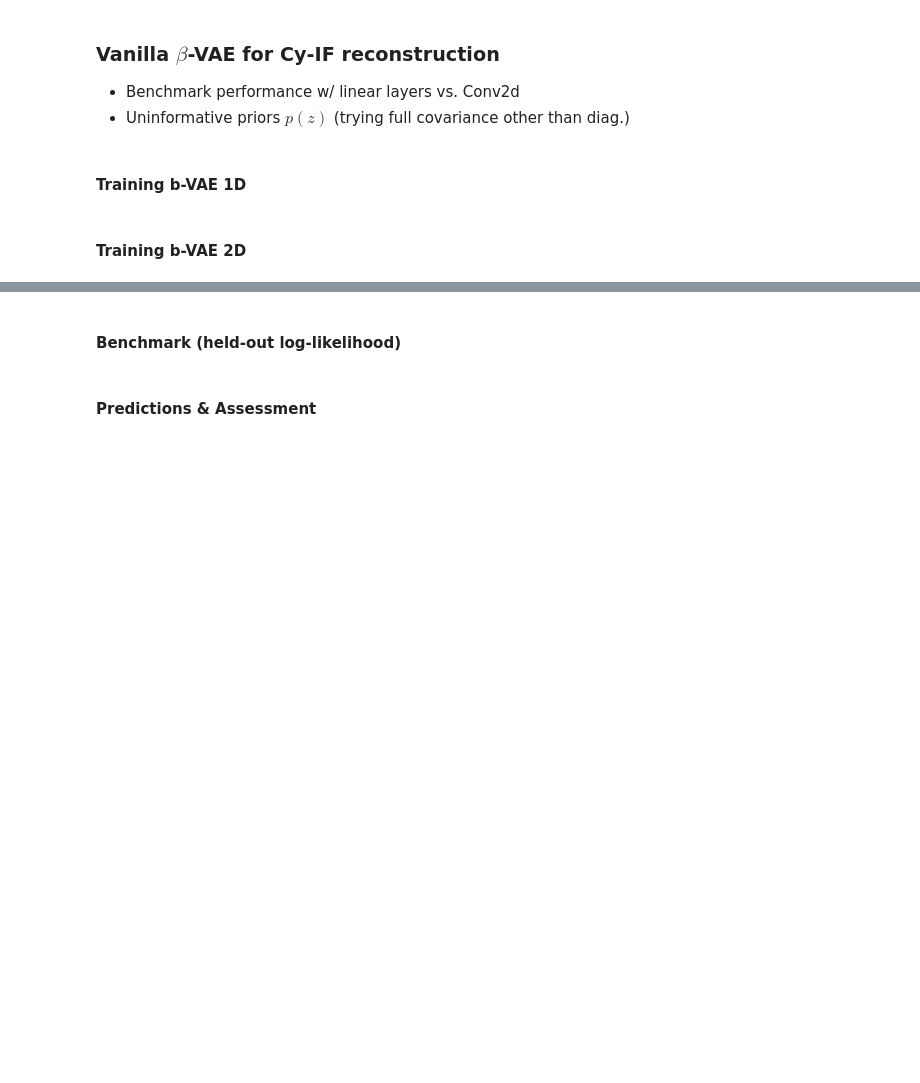
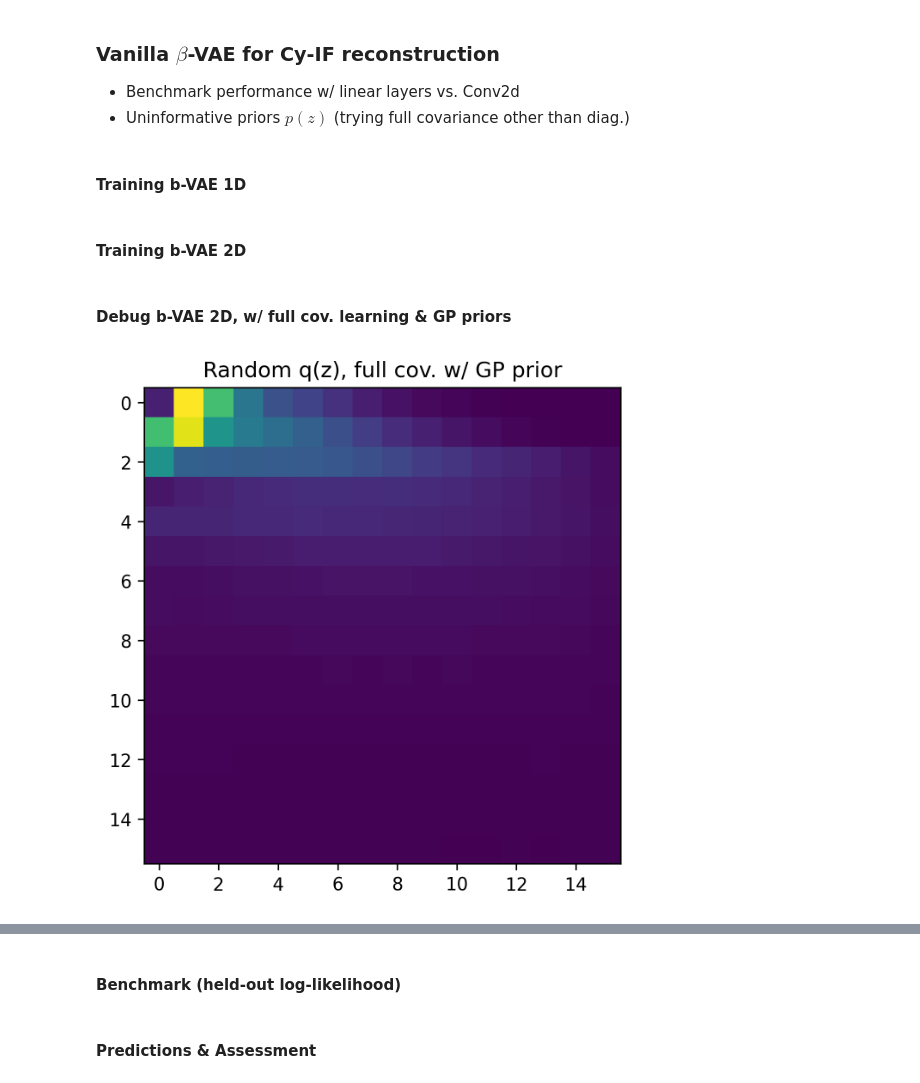
Before and after one commit to azizilab/Lynx, a Jupyter notebook: notebooks/Integration.ipynb, the cells around one changed output, grey strips where cells are left out. Drawn from its saved outputs; the diff is of its cells as text; code cells hidden in the pictures; blank space fills up the shorter version.

```diff
--- a/notebooks/Integration.ipynb
+++ b/notebooks/Integration.ipynb
@@ -528,3 +528,5 @@ plt.legend()
 plt.show()
 # %%
 torch.save(model.state_dict(), 'results/bvae_2d_lowres_std_norm.pt')
+# %% [markdown]
+#### Debug b-VAE 2D, w/ full cov. learning & GP priors
@@ -530,0 +536,35 @@ torch.save(model.state_dict(), 'results/bvae_2d_lowres_std_norm.pt')
+# %%
+# Simulate 2D grid
+K = 16
+xx, yy = torch.meshgrid(torch.linspace(0, 1, K), torch.linspace(0, 1, K))
+
+spatial_coords = torch.stack([xx.flatten(), yy.flatten()]).t()
+# %%
+class CovarianceGP(gpytorch.models.ExactGP):
+    def __init__(self, train_x, train_y):
+        super(CovarianceGP, self).__init__(train_x, train_y, gpytorch.likelihoods.GaussianLikelihood())
+        self.mean_module = gpytorch.means.ConstantMean()
+        self.covar_module = RBFKernel()
+
+    def forward(self, x):
+        mean_x = self.mean_module(x)
+        covar_x = self.covar_module(x)
+        return gpytorch.distributions.MultivariateNormal(mean_x, covar_x)
+# %%
+cov_gp_model = CovarianceGP(spatial_coords, torch.randn(K**2))
+
+gp_distribution = cov_gp_model(spatial_coords)
+z_mu, z_cov = gp_distribution.mean, gp_distribution.covariance_matrix
+# %%
+eps = 1e-5
+cholesky_cov = torch.cholesky(z_cov + eps*torch.eye(K**2))
+z_sample = torch.randn(K**2) @ cholesky_cov
+z_sample = z_sample.view(K, K).detach().cpu().squeeze().numpy()
+
+
+plt.figure()
+plt.imshow(z_sample)
+plt.title("Random q(z), full cov. w/ GP prior")
+plt.show()
+# %% [output]
+[figure, added]
```
Also changed, not shown: parts of 2 cells of this notebook, 4 other files.
